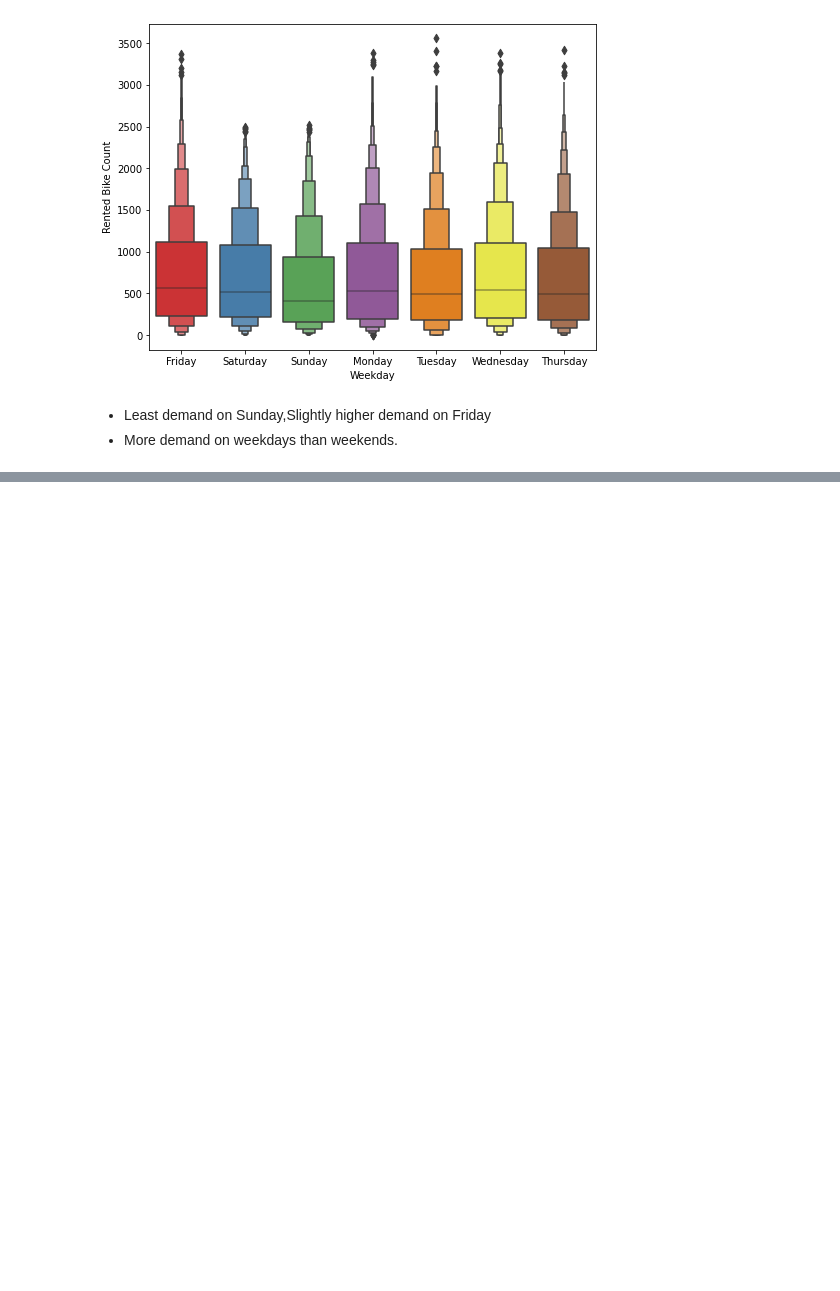
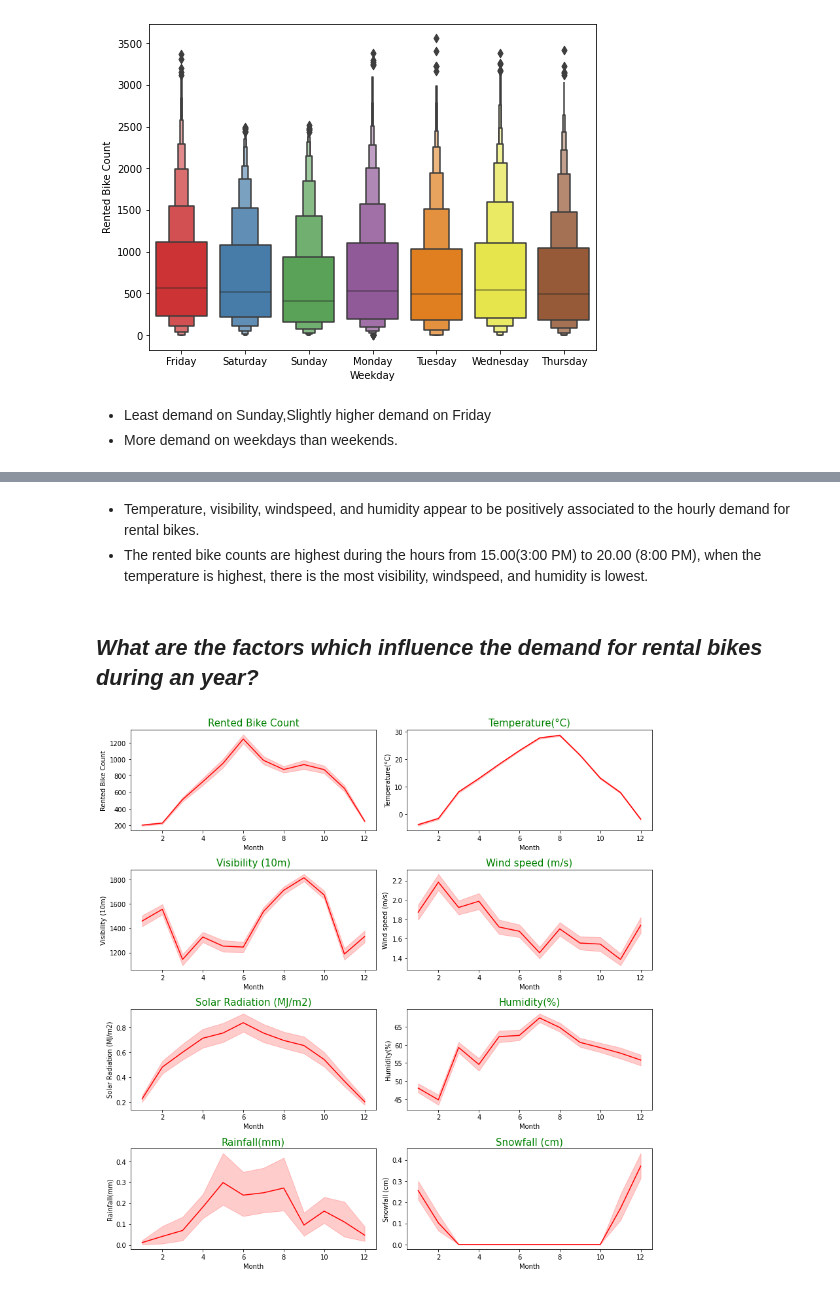
Before and after one commit to RadhikaRM/BikeShareDemandprediction, a Jupyter notebook: Bike_Sharing_Prediction.ipynb, the cells around one changed output, grey strips where cells are left out. Drawn from its saved outputs; the diff is of its cells as text; code cells hidden in the pictures; blank space fills up the shorter version.

```diff
--- a/Bike_Sharing_Prediction.ipynb
+++ b/Bike_Sharing_Prediction.ipynb
@@ -355,0 +403,18 @@ sns.boxenplot(x='Weekday',y='Rented Bike Count',data=bd_df,palette='Set1')
+# %% [markdown]
+* Temperature, visibility, windspeed, and humidity appear to be positively associated to the hourly demand for rental bikes.
+* The rented bike counts are highest during the hours from 15.00(3:00 PM) to 20.00 (8:00 PM), when the temperature is highest, there is the most visibility, windspeed, and humidity is lowest.
+# %% [markdown]
+## *What are the factors which influence the demand for rental bikes during an year?*
+# %%
+fig = plt.figure(figsize=(12,12))
+c=1
+columns=['Rented Bike Count','Temperature(°C)','Visibility (10m)', 'Wind speed (m/s)','Solar Radiation (MJ/m2)', 'Humidity(%)','Rainfall(mm)','Snowfall (cm)']
+for i in columns :
+    plt.subplot(4,2, c)
+    plt.ylabel(i)
+    plt.title(label=i,fontsize=15,color="green")
+    sns.lineplot(data=bd_df, x='Month', y=i, color='r')
+    c = c + 1
+plt.tight_layout()
+# %% [output]
+[figure, added]
```
Also changed, not shown: parts of 13 cells of this notebook.
